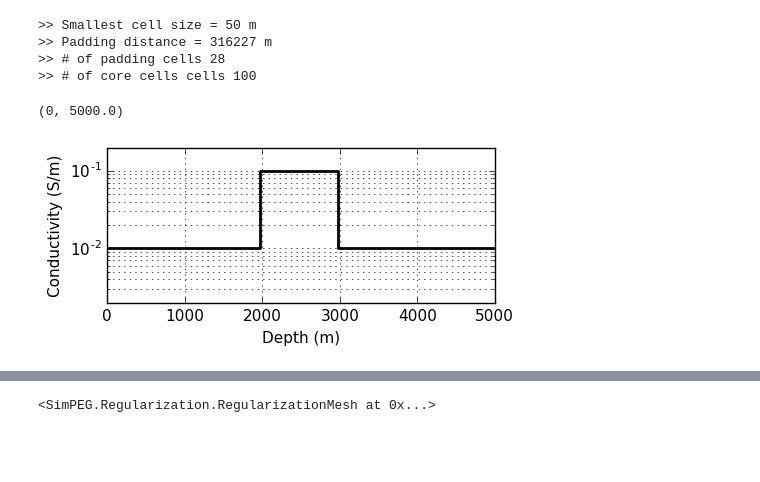
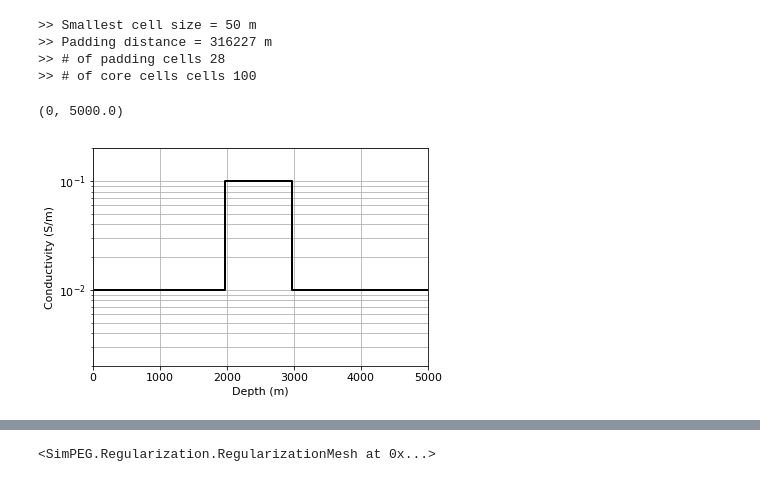
Before and after one commit to geoscixyz/computation, a Jupyter notebook: notebooks/MTtutorial/MT1D_inversion.ipynb, the cells around one changed output, grey strips where cells are left out. Saved outputs shown, nothing was run; the diff lists cells and outputs as text; code cells hidden in the pictures; blank space fills up the shorter version.

```diff
--- a/notebooks/MTtutorial/MT1D_inversion.ipynb
+++ b/notebooks/MTtutorial/MT1D_inversion.ipynb
@@ -57,21 +109,21 @@ survey.dobs = dtrue + noise
 # %%
 import matplotlib
 matplotlib.rcParams["font.size"] = 11
-figsize(5, 2)
+# figsize(5, 2)
 sigtrue = np.repeat(sigma, 2, axis=0)
 z = np.repeat(mesh.vectorCCx[1:], 2, axis=0)
 z = np.r_[mesh.vectorCCx[0], z, mesh.vectorCCx[-1]]
 plt.plot(-z, sigtrue, 'k', lw=2)
 plt.xscale("linear")
 plt.yscale("log")
 plt.ylabel("Conductivity (S/m)")
 plt.xlabel("Depth (m)")
 plt.grid(True, which='both')
 plt.ylim(2e-3, 2e-1)
 plt.xlim(0, max_depth_core)
 # %% [output]
 (0, 5000.0)
-[figure, old version]
+[figure, new version]
 # %%
 app_res = dtrue.reshape((survey.nFreq, 2))[:,0]
 phase = dtrue.reshape((survey.nFreq, 2))[:,1]
```
Also changed, not shown: parts of 18 cells of this notebook.
